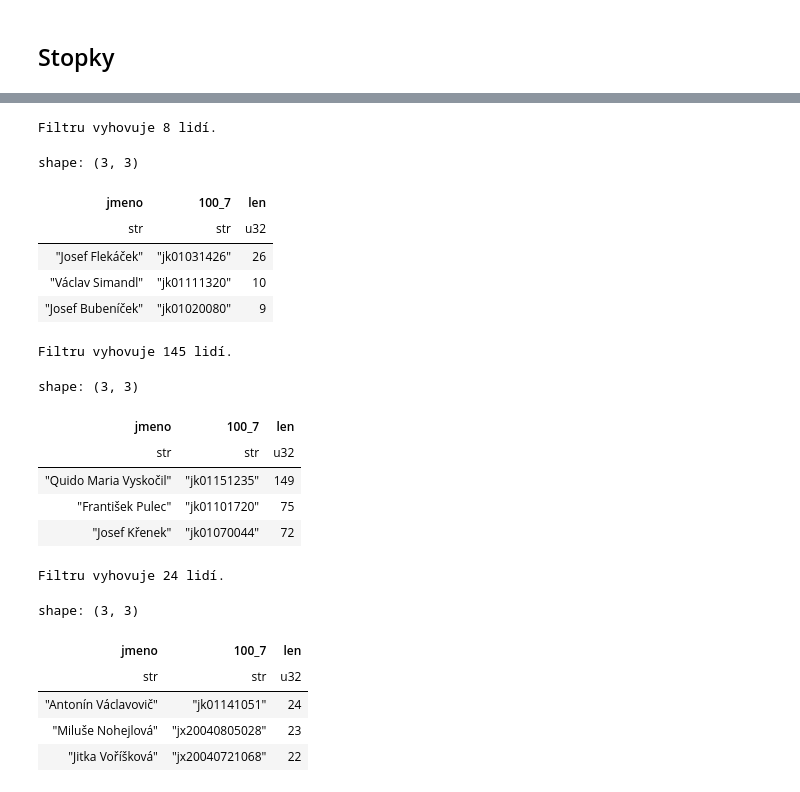
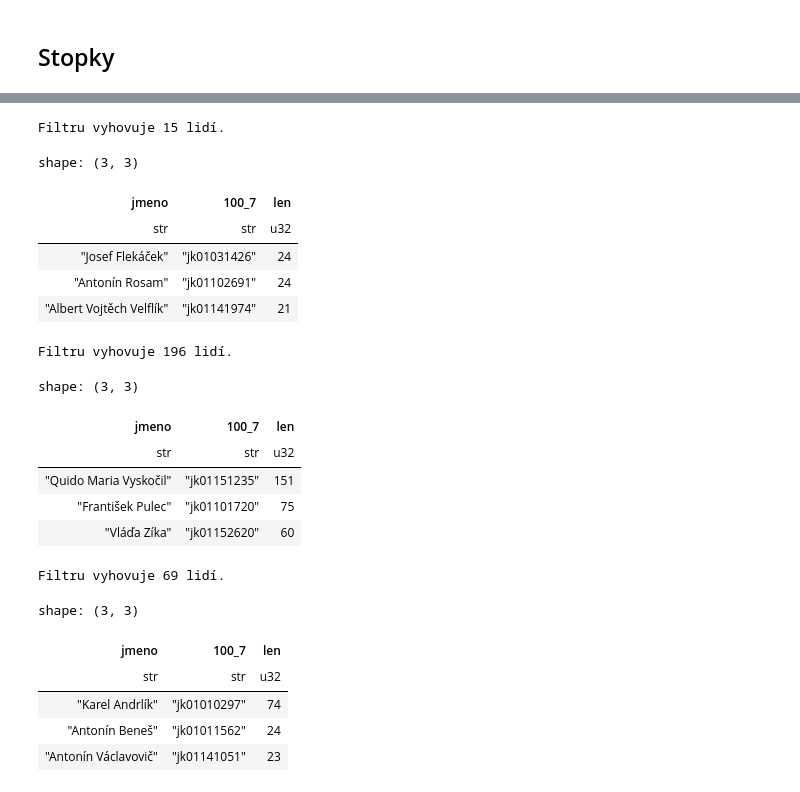
Before and after one commit to DataRozhlas/knizni-peoplemetr, a Jupyter notebook: 905b_odmlky_grafy.ipynb, the cells around one changed output, grey strips where cells are left out. Drawn from its saved outputs; the diff is of its cells as text; code cells hidden in the pictures.

```diff
--- a/905b_odmlky_grafy.ipynb
+++ b/905b_odmlky_grafy.ipynb
@@ -46,6 +46,8 @@ print(len(df))
 # %% [output]
 716107
 705240
+# %%
+df = df.filter(pl.col("stran") >= 30)
 # %%
 aut = pl.read_parquet(os.path.join("data","aut_vyber.parquet"))
 cesi = aut.explode("370_c").filter(pl.col("370_c").str.contains("Česk")).explode("100_7").select(pl.col("100_7")).to_series().to_list()
@@ -751,32 +771,32 @@ shape: (3, 3)
 # %%
-osmnact = nevysli_po(1918, 2, 20).head(3)
+osmnact = nevysli_po(1918, 4, 40).head(3)
 osmnact
 # %% [output]
-Filtru vyhovuje 8 lidí.
+Filtru vyhovuje 15 lidí.
 shape: (3, 3)
 | jmeno | 100_7 | len |
 | str | str | u32 |
-| "Josef Flekáček" | "jk01031426" | 26 |
-| "Václav Simandl" | "jk01111320" | 10 |
-| "Josef Bubeníček" | "jk01020080" | 9 |
+| "Josef Flekáček" | "jk01031426" | 24 |
+| "Antonín Rosam" | "jk01102691" | 24 |
+| "Albert Vojtěch Velflík" | "jk01141974" | 21 |
 # %%
-ctyricetosm = nevysli_po(1948, 2, 20).head(3)
+ctyricetosm = nevysli_po(1948, 4, 40).head(3)
 ctyricetosm
 # %% [output]
-Filtru vyhovuje 145 lidí.
+Filtru vyhovuje 196 lidí.
 shape: (3, 3)
 | jmeno | 100_7 | len |
 | str | str | u32 |
-| "Quido Maria Vyskočil" | "jk01151235" | 149 |
+| "Quido Maria Vyskočil" | "jk01151235" | 151 |
 | "František Pulec" | "jk01101720" | 75 |
-| "Josef Křenek" | "jk01070044" | 72 |
+| "Vláďa Zíka" | "jk01152620" | 60 |
 # %%
-nevysli_po(1968, 2, 20).head(3)
+nevysli_po(1968, 4, 40).head(3)
 # %% [output]
-Filtru vyhovuje 24 lidí.
+Filtru vyhovuje 69 lidí.
 shape: (3, 3)
 | jmeno | 100_7 | len |
 | str | str | u32 |
-| "Antonín Václavovič" | "jk01141051" | 24 |
-| "Miluše Nohejlová" | "jx20040805028" | 23 |
-| "Jitka Voříšková" | "jx20040721068" | 22 |
+| "Karel Andrlík" | "jk01010297" | 74 |
+| "Antonín Beneš" | "jk01011562" | 24 |
+| "Antonín Václavovič" | "jk01141051" | 23 |
```
Also changed, not shown: parts of 34 cells of this notebook, 6 other files.
